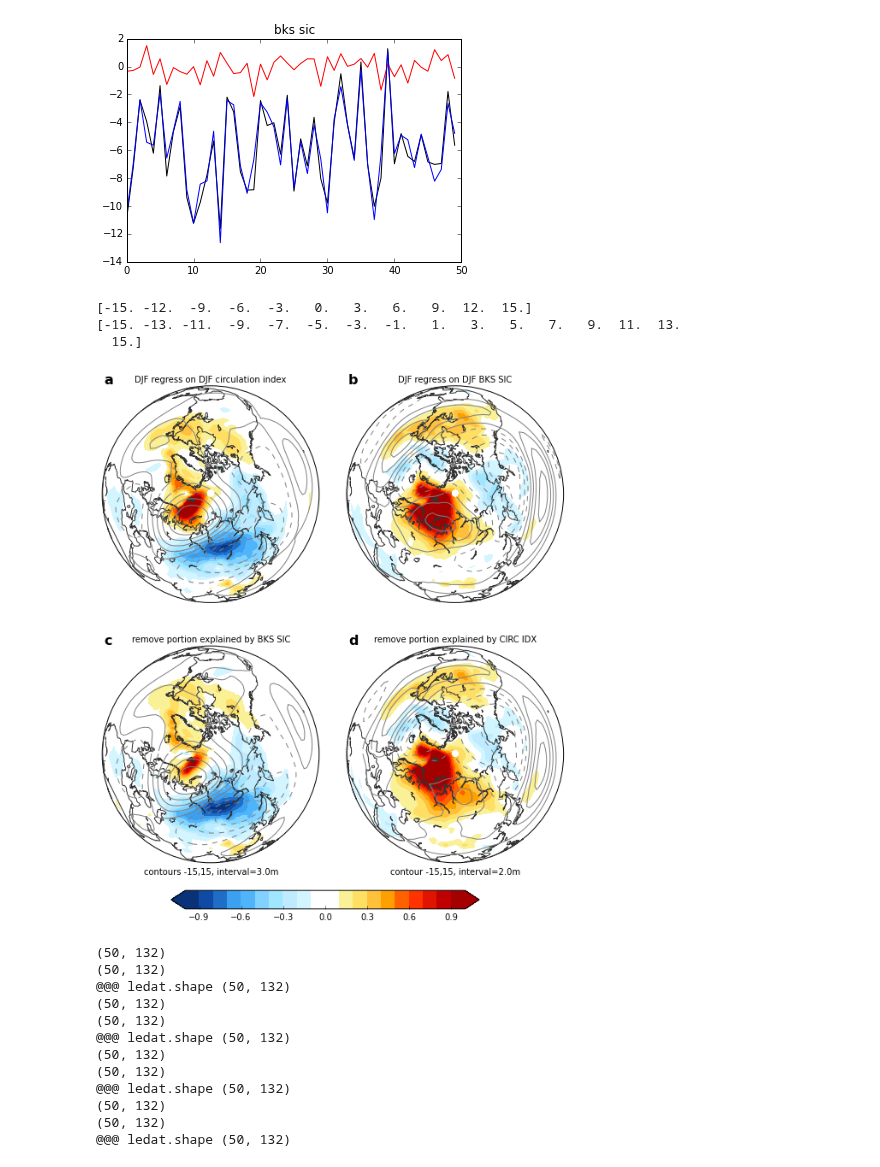
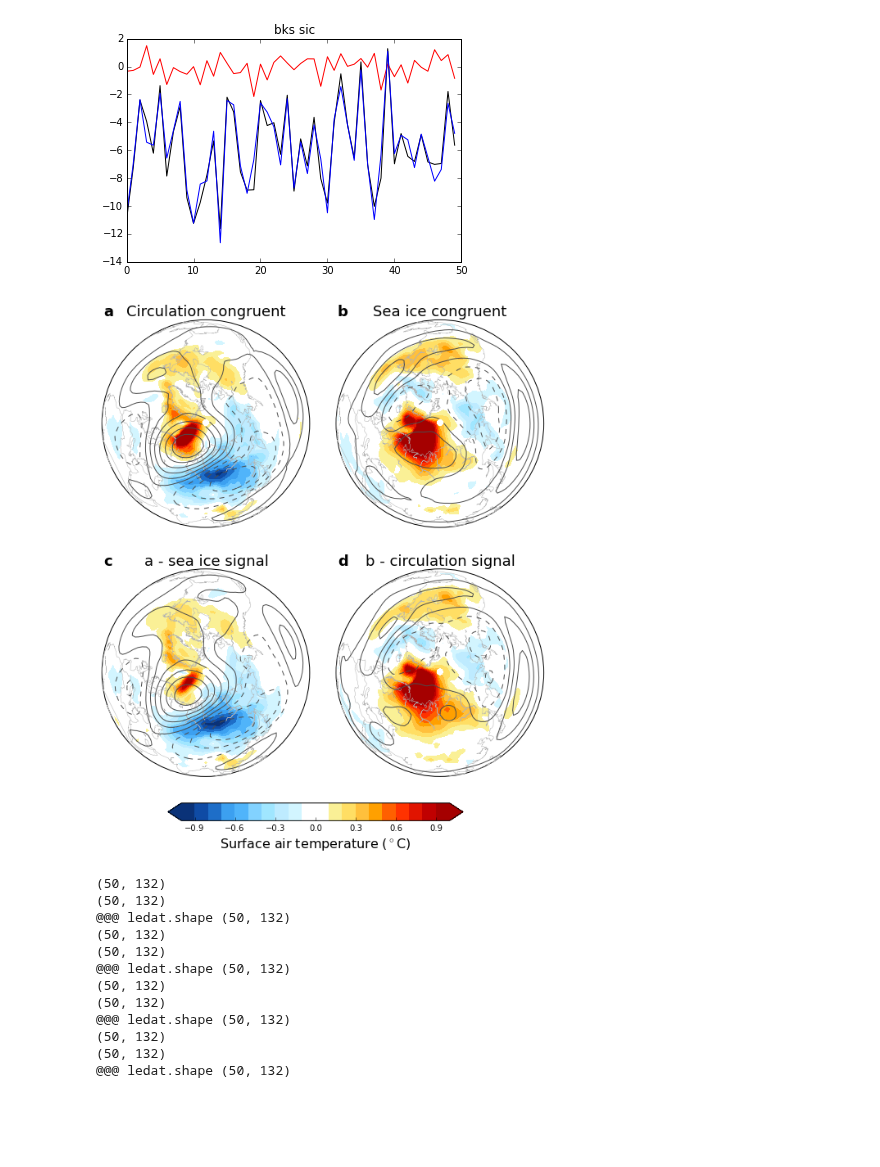
Before and after one commit to kemccusker/pyscripts, a Jupyter notebook: notebooks/le_regressions.ipynb, the cells around one changed output. Saved outputs shown, nothing was run; the diff lists cells and outputs as text; code cells hidden in the pictures; blank space fills up the shorter version.

Commit message:
beautify regression figure

```diff
--- a/notebooks/le_regressions.ipynb
+++ b/notebooks/le_regressions.ipynb
@@ -137,8 +142,7 @@ else: # load1dmat
         sea + '_LEtimeseries' + timesel2 +'.mat'
     lecirczr = sio.loadmat(matname, squeeze_me=True)['lecirczr']
 # %%
-save2dmat1=True
-save2dmat2=False
+
 
 if save2dmat1:
 
@@ -176,10 +180,10 @@ elif save2dmat2:
 else: # load2dmat
     matname = '../pymatfiles/regressdat/satsp_' + \
         sea + '_LEtimeseries' + timesel2 +'.mat'
-    lesatsp = sio.loadmat(matname, squeeze_me=true)['lesatsp']
+    lesatsp = sio.loadmat(matname, squeeze_me=True)['lesatsp']
 
     matname = '../pymatfiles/regressdat/z500sp_' + \
         sea + '_LEtimeseries' + timesel2 +'.mat'
-    lezsp = sio.savemat(matname, squeeze_me=True)['lezsp']
+    lezsp = sio.loadmat(matname, squeeze_me=True)['lezsp']
 
 #print lesatsp.shape
@@ -324,69 +323,70 @@ z500onsicnocirc = slopemap(lebkssicrnocircstd,lezspan,(nlat,nlon)) # Z500 regres
 [figure]
 # %%
 printtofile=True
+
+cplt=reload(cplt)
+
+contcol='0.3'
+fsz=18
 
 cminsp=-1; cmaxsp=1
 cminsp2=-15; cmaxsp2=15
 
 lons, lats = np.meshgrid(lon,lat)
 cmlenb=15. # for reg on bks sic
 incrb = (cmaxsp2-cminsp2) / (cmlenb)
 contsb = np.arange(cminsp2,cmaxsp2+incrb,incrb)
 
 cmlen=10. # for reg on circ idx
 incr = (cmaxsp2-cminsp2) / (cmlen)
 conts = np.arange(cminsp2,cmaxsp2+incr,incr)
 
-ttl1=seasp + ' regress on ' + sear + ' circulation index'
-ttl2=seasp + ' regress on ' + sear + ' BKS SIC'
-ttl3='remove portion explained by BKS SIC'
-ttl4='remove portion explained by CIRC IDX'
+contsb=conts # same conts for both
+
+ttl1='Circulation congruent'
+ttl2='Sea ice congruent'
+ttl3='a - sea ice signal'
+ttl4='b - circulation signal'
+
+plotparams = {'lcol':'0.7', 'cmin': cminsp, 'cmax': cmaxsp, 'suppcb': True,
+              'ptype': 'nheur', 'coastres': 'c', 'coastwidth': 0.5,
+              'area_thresh':70000}
 
 fig,axs=plt.subplots(2,2)
 fig.set_size_inches(10,10)
 fig.subplots_adjust(wspace=0.05)
 ax=axs[0,0]
-bm,pc=cplt.kemmap(satoncirc,lat,lon,ptype='nheur',axis=ax,cmin=cminsp,cmax=cmaxsp,
-                  title=ttl1,suppcb=True,
-                  panellab='a',lcol='0.2') #cmin=cminsp,cmax=cmaxsp,
-bm.contour(lons,lats,z500oncirc,levels=conts,
-           colors='0.5',linewidths=1,latlon=True)#levels=conts,
+bm,pc=cplt.kemmap(satoncirc,lat,lon, axis=ax,title=ttl1,
+                  panellab='a',**plotparams)
+cplt.add_contours(bm, z500oncirc,lat,lon,levels=conts,colors=contcol,linewidths=1)
+ax.set_title(ttl1,fontsize=fsz)
 
 ax=axs[0,1]
-bm,pc=cplt.kemmap(-satonsic,lat,lon,ptype='nheur',axis=ax,cmin=cminsp,cmax=cmaxsp,
-                  title=ttl2,suppcb=True,
-                  panellab='b',lcol='0.2')
-
-bm.contour(lons,lats,-z500onsic,levels=contsb,
-           colors='0.5',linewidths=1,latlon=True)
+bm,pc=cplt.kemmap(-satonsic,lat,lon,axis=ax,title=ttl2,
+                  panellab='b',**plotparams)
+cplt.add_contours(bm, -z500onsic,lat,lon,levels=contsb,colors=contcol,linewidths=1)
+ax.set_title(ttl2,fontsize=fsz)
 
 
 ax=axs[1,0]
-bm,pc=cplt.kemmap(satoncircnosic,lat,lon,ptype='nheur',axis=ax,cmin=cminsp,cmax=cmaxsp,
-                  title=ttl3,suppcb=True,
-                  panellab='c',lcol='0.2') #cmin=cminsp,cmax=cmaxsp,
-bm.contour(lons,lats,z500oncircnosic,levels=conts,
-           colors='0.5',linewidths=1,latlon=True)#levels=conts,
-ax.set_xlabel('contours -15,15, interval=' + str(np.diff(conts)[0]) + 'm')
+bm,pc=cplt.kemmap(satoncircnosic,lat,lon,axis=ax,title=ttl3,
+                  panellab='c',**plotparams) #cmin=cminsp,cmax=cmaxsp,
+cplt.add_contours(bm, z500oncircnosic,lat,lon,levels=conts,colors=contcol,linewidths=1)
+#ax.set_xlabel('contours -15,15, interval=' + str(np.diff(conts)[0]) + 'm')
+ax.set_title(ttl3,fontsize=fsz)
 
 ax=axs[1,1]
-bm,pc=cplt.kemmap(-satonsicnocirc,lat,lon,ptype='nheur',axis=ax,cmin=cminsp,cmax=cmaxsp,
-                  title=ttl4,suppcb=True,
-                  panellab='d',lcol='0.2')
+bm,pc=cplt.kemmap(-satonsicnocirc,lat,lon,axis=ax,title=ttl4,
+                  panellab='d',**plotparams)
+cplt.add_contours(bm, -z500onsicnocirc,lat,lon,levels=contsb,colors=contcol,linewidths=1)
+#ax.set_xlabel('contour -15,15, interval=' + str(np.diff(contsb)[0]) + 'm')
+ax.set_title(ttl4,fontsize=fsz)
 
-bm.contour(lons,lats,-z500onsicnocirc,levels=contsb,
-           colors='0.5',linewidths=1,latlon=True)
-ax.set_xlabel('contour -15,15, interval=' + str(np.diff(contsb)[0]) + 'm')
-
-cplt.add_colorbar(fig,pc,orientation='horizontal')
+cplt.add_colorbar(fig,pc,orientation='horizontal',
+                  label='Surface air temperature ($^\circ$C)',fontsize=16)
 
 if printtofile:
     fig.savefig('circidx_bkssic_regressions_withresiduals_LE_' + seasp + '.pdf')
-
-print conts
-print contsb
+    fig.savefig('circidx_bkssic_regressions_withresiduals_LE_' + seasp + '.eps',format='eps',dpi=600)
 # %% [output]
-[-15. -12.  -9.  -6.  -3.   0.   3.   6.   9.  12.  15.]
-[-15. -13. -11.  -9.  -7.  -5.  -3.  -1.   1.   3.   5.   7.   9.  11.  13.
-  15.]
-[figure, old version]
+[figure, new version]
```
Also changed, not shown: parts of 4 cells of this notebook.
